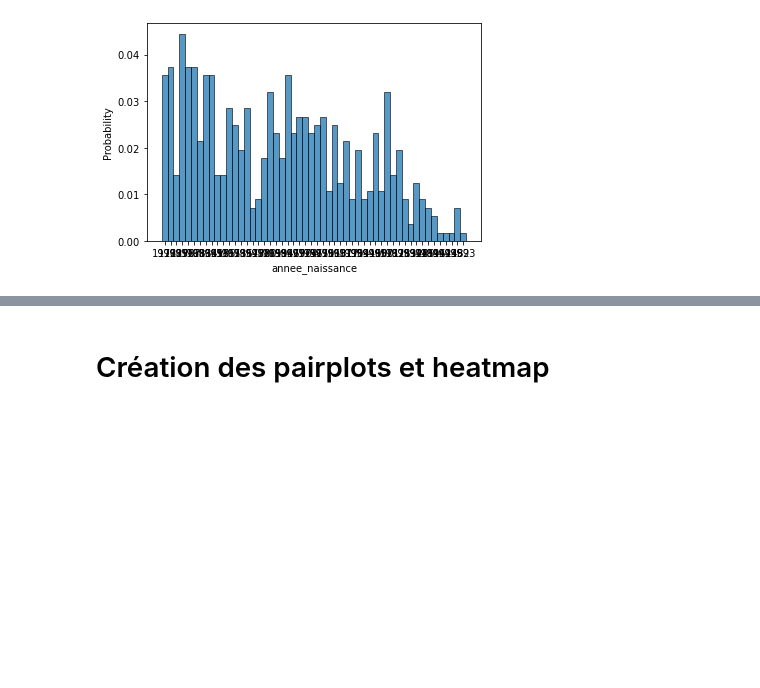
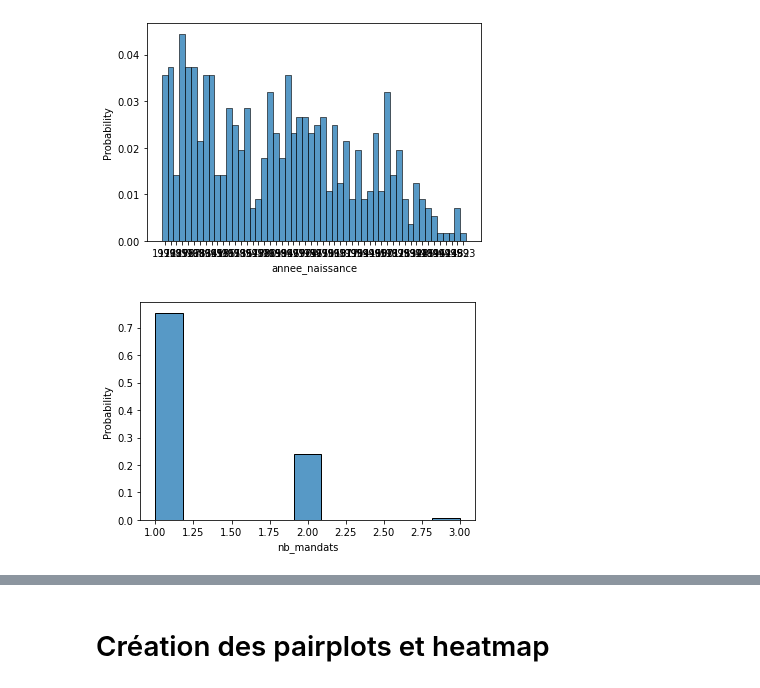
Before and after one commit to p-contamin/Prediction-de-l-activite-des-deputes-francais, a Jupyter notebook: 2. Data Viz/Graphiques de visualisation.ipynb, the cells around one changed output, grey strips where cells are left out. Cells and saved outputs as stored; diff of their text form; code cells hidden in the pictures; blank space fills up the shorter version.

```diff
--- a/2. Data Viz/Graphiques de visualisation.ipynb
+++ b/2. Data Viz/Graphiques de visualisation.ipynb
@@ -66,3 +71,7 @@ deputes['annee_naissance'] = deputes['date_naissance'].str[:4]
 annee_naiss_dep = sns.histplot(data = deputes, x = "annee_naissance", stat='probability', bins = )
 # %% [output]
 [figure]
+# %%
+nb_mandats_dep = sns.histplot(data = basevraimentfinale, x = 'nb_mandats', stat='probability')
+# %% [output]
+[figure, added]
```
Also changed, not shown: parts of 4 cells of this notebook.
